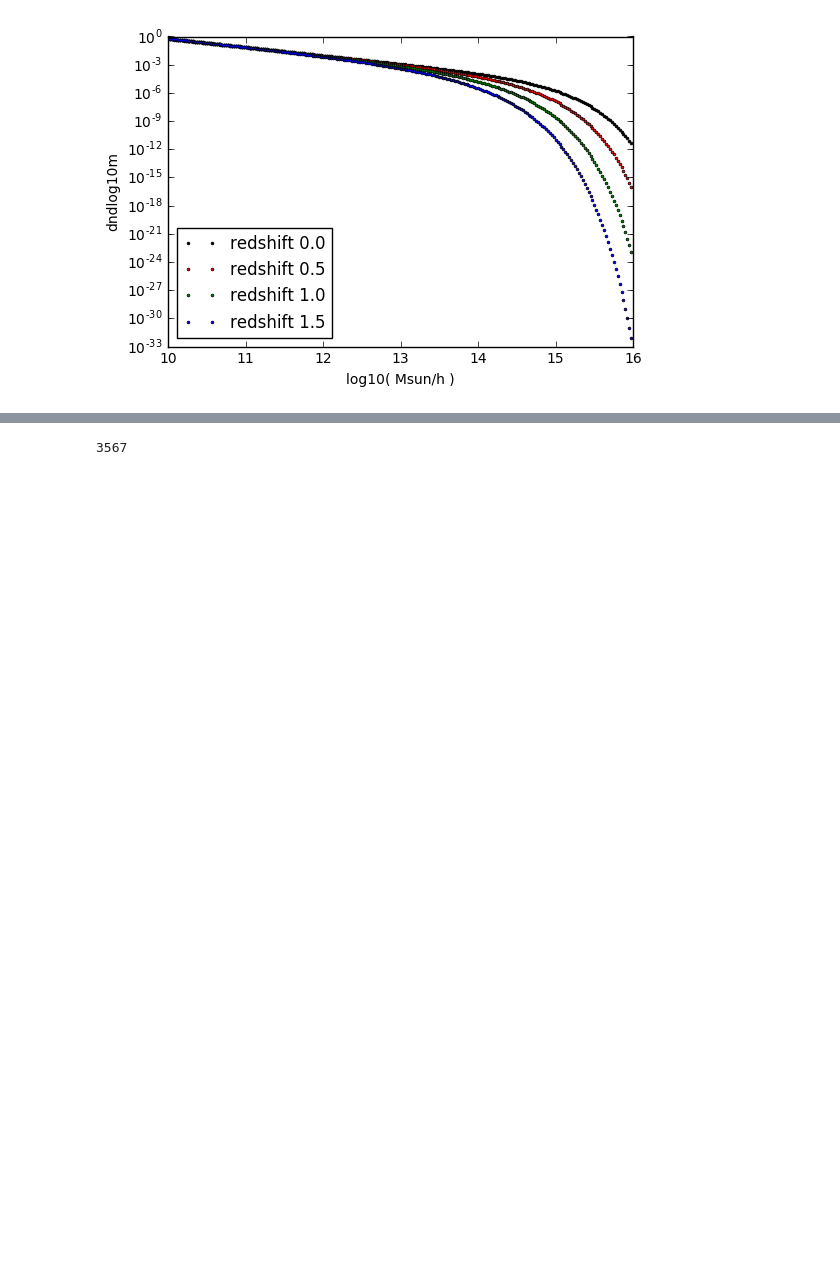
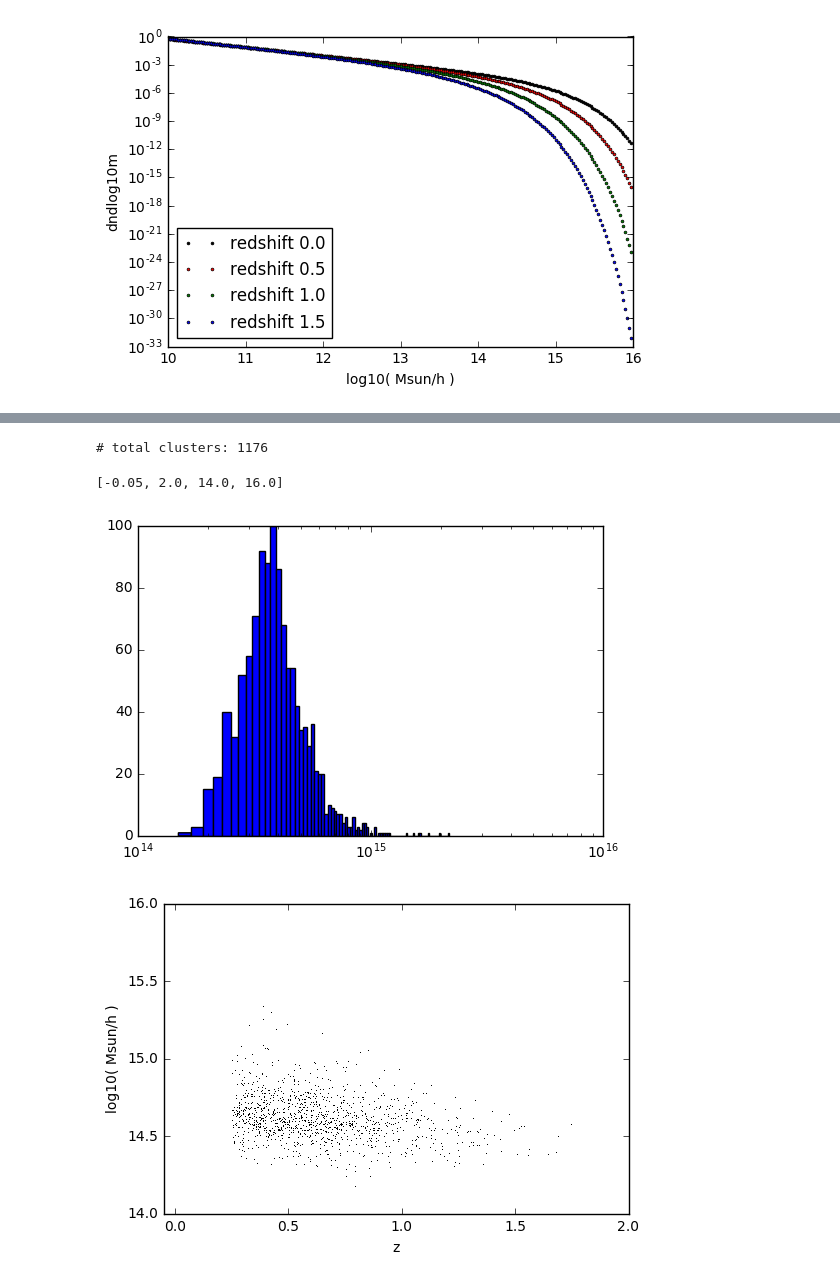
Before and after one commit to inonchiu/simple_mock_creation, a Jupyter notebook: mass_function_notebook.ipynb, the cells around one changed output, grey strips where cells are left out. Saved outputs shown, nothing was run; the diff lists cells and outputs as text; code cells hidden in the pictures; blank space fills up the shorter version.

```diff
--- a/mass_function_notebook.ipynb
+++ b/mass_function_notebook.ipynb
@@ -347,8 +347,19 @@ pyplt.legend(loc = 1)
-# %%
-# Selection
-I_AM_IN_SURVEY        =   ( CLUSTER_XI > 5.0 ) & (CLUSTER_REDSHIFTS > 0.25)
-
-np.sum(I_AM_IN_SURVEY)
-# %% [output]
-3567
+# %%
+# Selection
+I_AM_IN_SURVEY        =   ( CLUSTER_XI > 5.0 ) & (CLUSTER_REDSHIFTS > 0.25) & (CLUSTER_ZETA > 2.0)
+
+print "#", "total clusters:", np.sum(I_AM_IN_SURVEY)
+pyplt.hist(10.0**CLUSTER_LOG10MASSES[I_AM_IN_SURVEY], bins = 100)
+pyplt.xscale("log")
+
+pyplt.figure("zmzm")
+pyplt.plot(CLUSTER_REDSHIFTS[I_AM_IN_SURVEY], CLUSTER_LOG10MASSES[I_AM_IN_SURVEY], "k,")
+pyplt.ylabel("log10( Msun/h )")
+pyplt.xlabel("z")
+pyplt.axis([-0.05,2.0,14.,16.0])
+# %% [output]
+# total clusters: 1176
+[-0.05, 2.0, 14.0, 16.0]
+[figure, added]
+[figure, added]
 # %%
```
Also changed, not shown: parts of 6 cells of this notebook.
